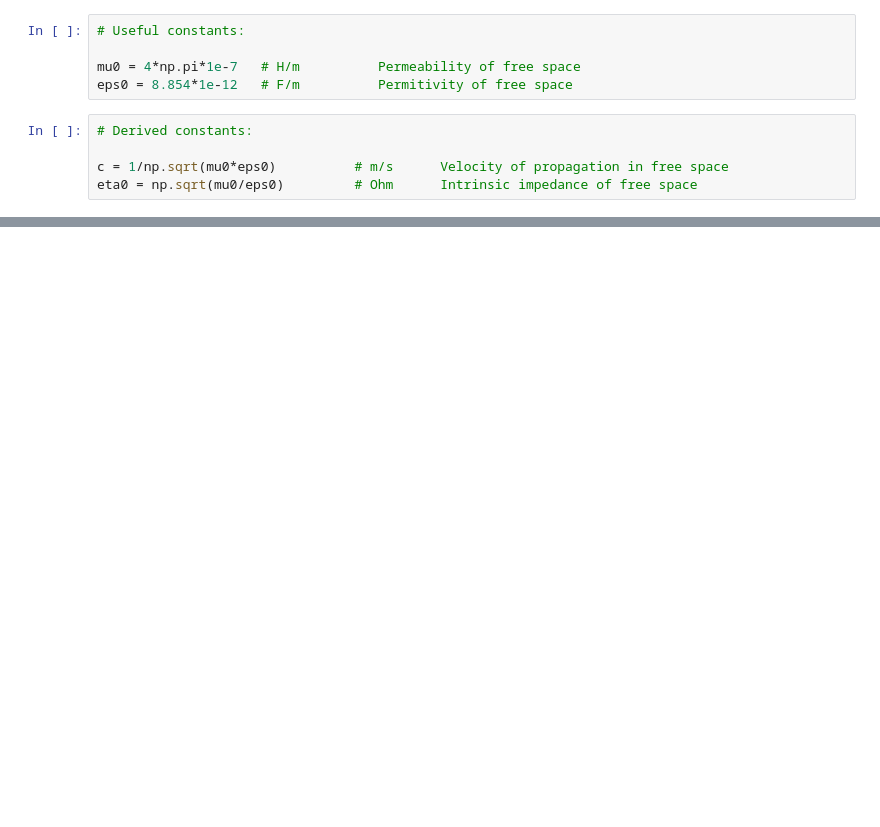
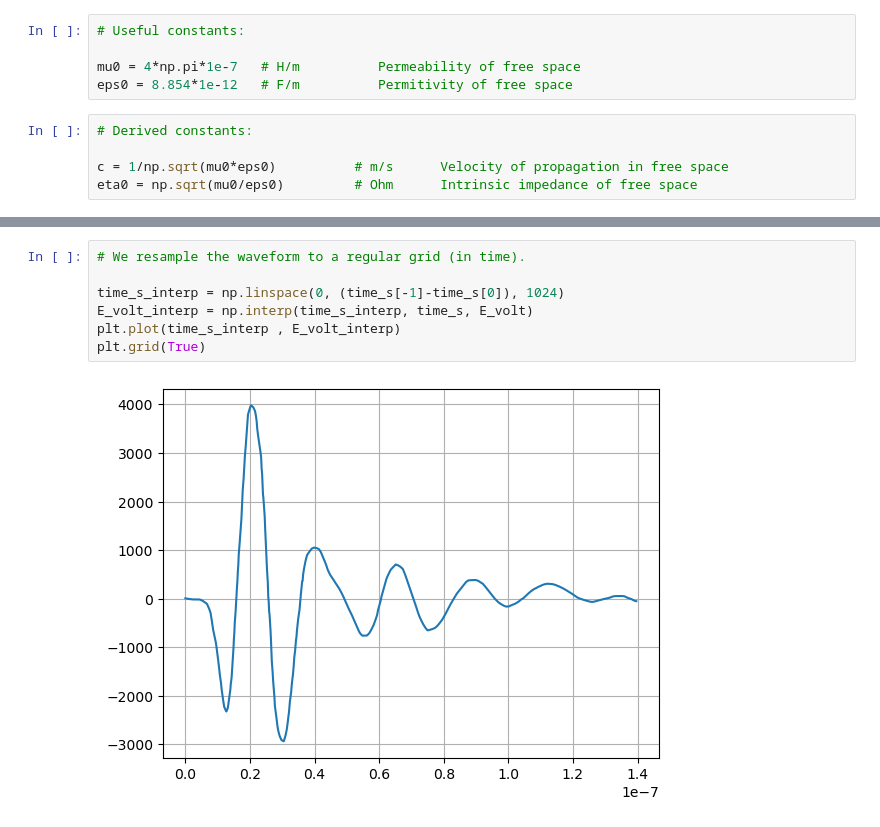
Before and after one commit to deweatherman/EM_Basics, a Jupyter notebook: basicTests.ipynb, the cells around one changed output, grey strips where cells are left out. Drawn from its saved outputs; the diff is of its cells as text; blank space fills up the shorter version.

```diff
--- a/basicTests.ipynb
+++ b/basicTests.ipynb
@@ -64,0 +50,9 @@ class planeWave:
+# %%
+# We resample the waveform to a regular grid (in time).
+
+time_s_interp = np.linspace(0, (time_s[-1]-time_s[0]), 1024)
+E_volt_interp = np.interp(time_s_interp, time_s, E_volt)
+plt.plot(time_s_interp , E_volt_interp)
+plt.grid(True)
+# %% [output]
+[figure, added]
```
Also changed, not shown: parts of 32 cells of this notebook, 4 other files.
